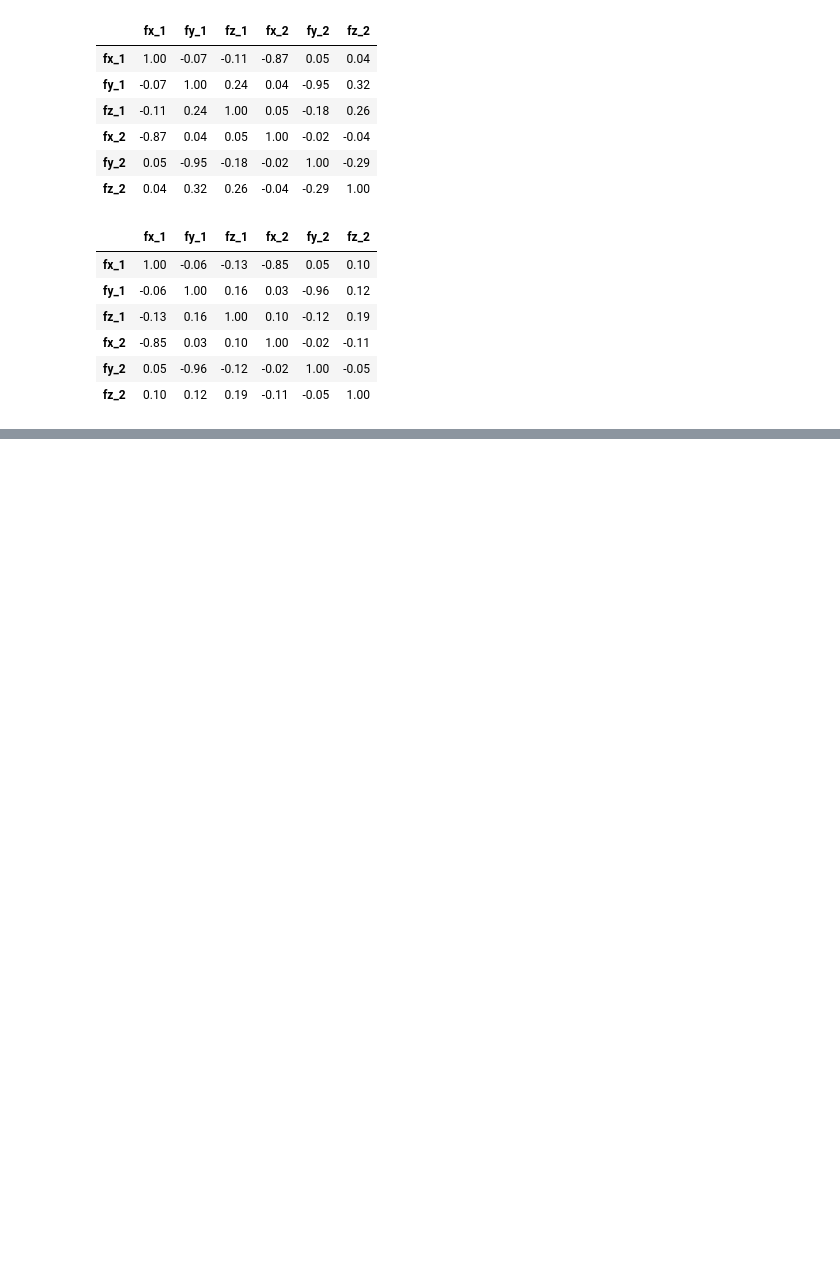
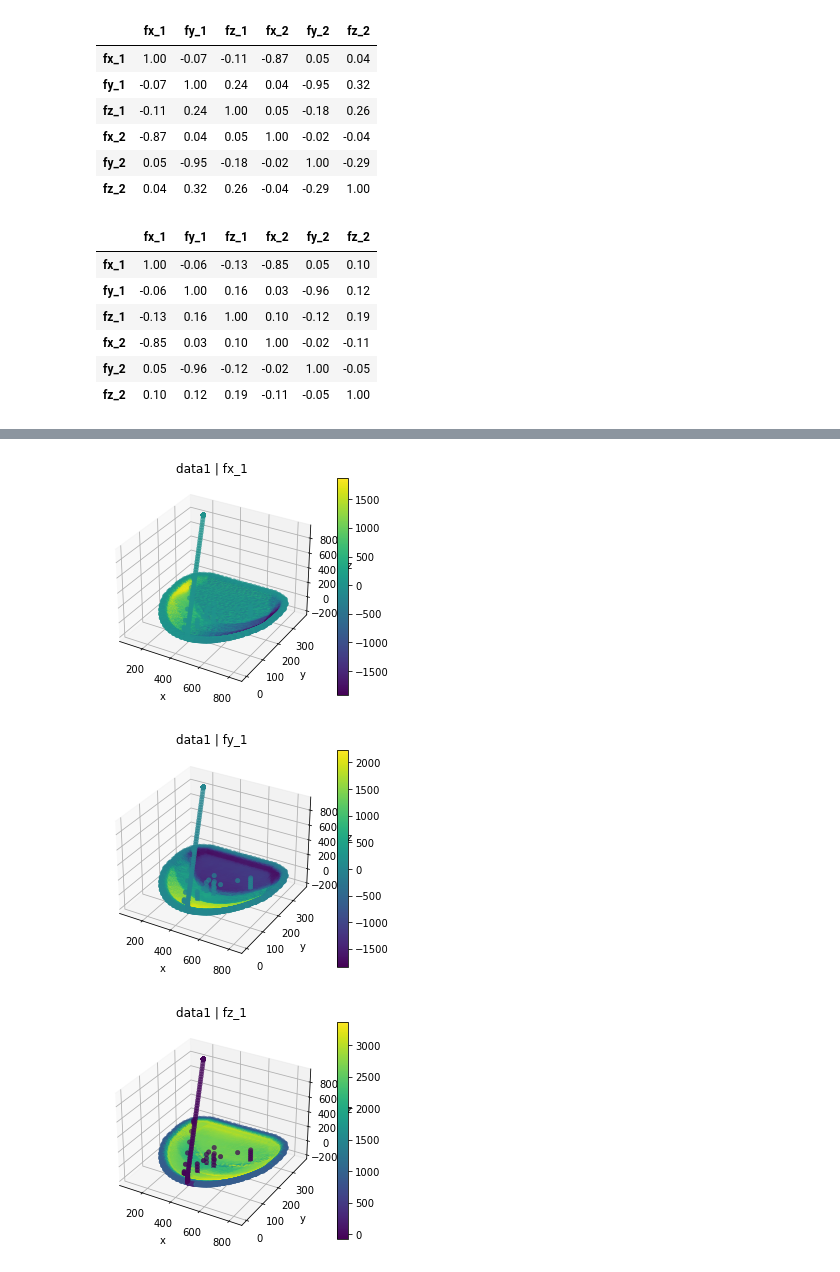
Before and after one commit to aumyfarhan/robot_force_prediction, a Jupyter notebook: Exploratory_Data_Analysis.ipynb, the cells around one changed output, grey strips where cells are left out. Cells and saved outputs as stored; diff of their text form; code cells hidden in the pictures; blank space fills up the shorter version.

```diff
--- a/Exploratory_Data_Analysis.ipynb
+++ b/Exploratory_Data_Analysis.ipynb
@@ -355,0 +374,14 @@ sns.pairplot(data_1[feature_columns[:6]])
+# %%
+X1 = data_1['x_enc_1']
+Y1= data_1['y_enc_1']
+Z1 = data_1['z_enc_1']
+Fx1 = data_1['fx_1']
+Fy1 = data_1['fy_1']
+Fz1 = data_1['fz_1']
+
+X2 = data_1['x_enc_2']
+Y2= data_1['y_enc_2']
+Z2 = data_1['z_enc_2']
+Fx2 = data_1['fx_2']
+Fy2 = data_1['fy_2']
+Fz2 = data_1['fz_2']
@@ -355,0 +390,18 @@ sns.pairplot(data_1[feature_columns[:6]])
+# %%
+def plot_3D(X, Y, Z, F, title):
+    fig = plt.figure()
+    ax = plt.axes(projection='3d')
+    plot = ax.scatter(X, Y, Z, c=F, cmap='viridis', linewidth=0.5)
+    fig.colorbar(plot)
+    ax.set_xlabel('x')
+    ax.set_ylabel('y')
+    ax.set_zlabel('z');
+    ax.set_title(title)
+# %%
+plot_3D(X1, Y1, Z1, Fx1, 'data1 | fx_1')
+plot_3D(X1, Y1, Z1, Fy1, 'data1 | fy_1')
+plot_3D(X1, Y1, Z1, Fz1, 'data1 | fz_1')
+# %% [output]
+[figure, added]
+[figure, added]
+[figure, added]
```
Also changed, not shown: parts of 40 cells of this notebook.
